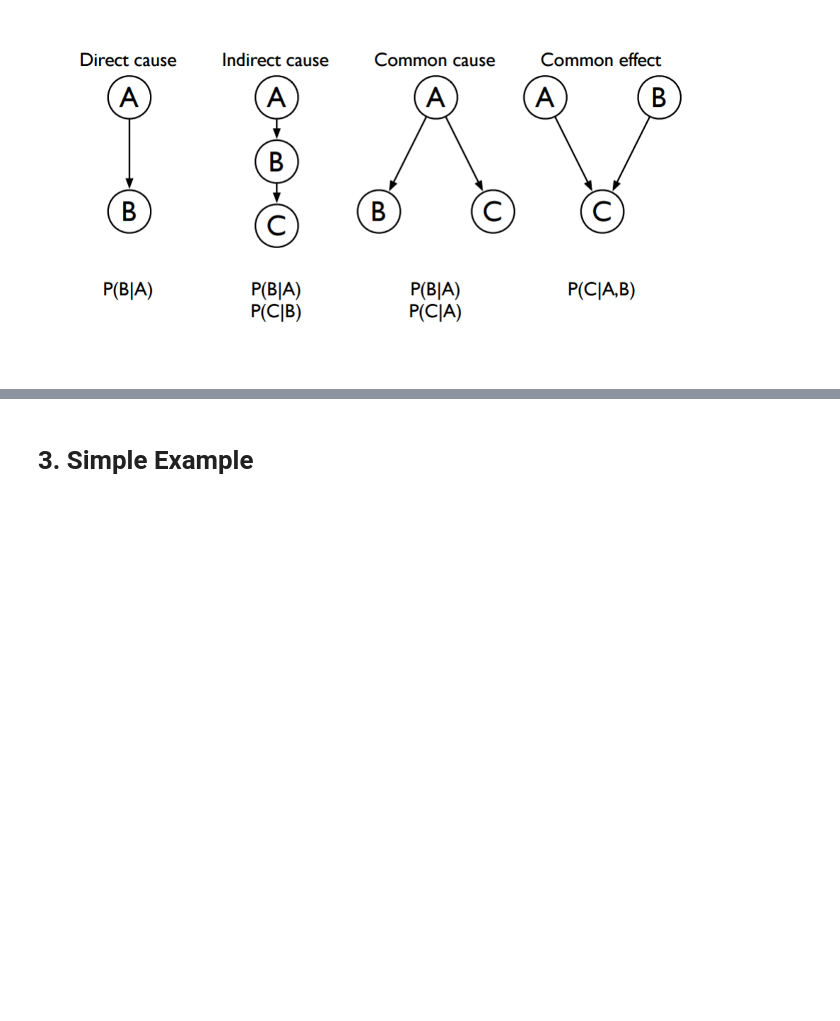
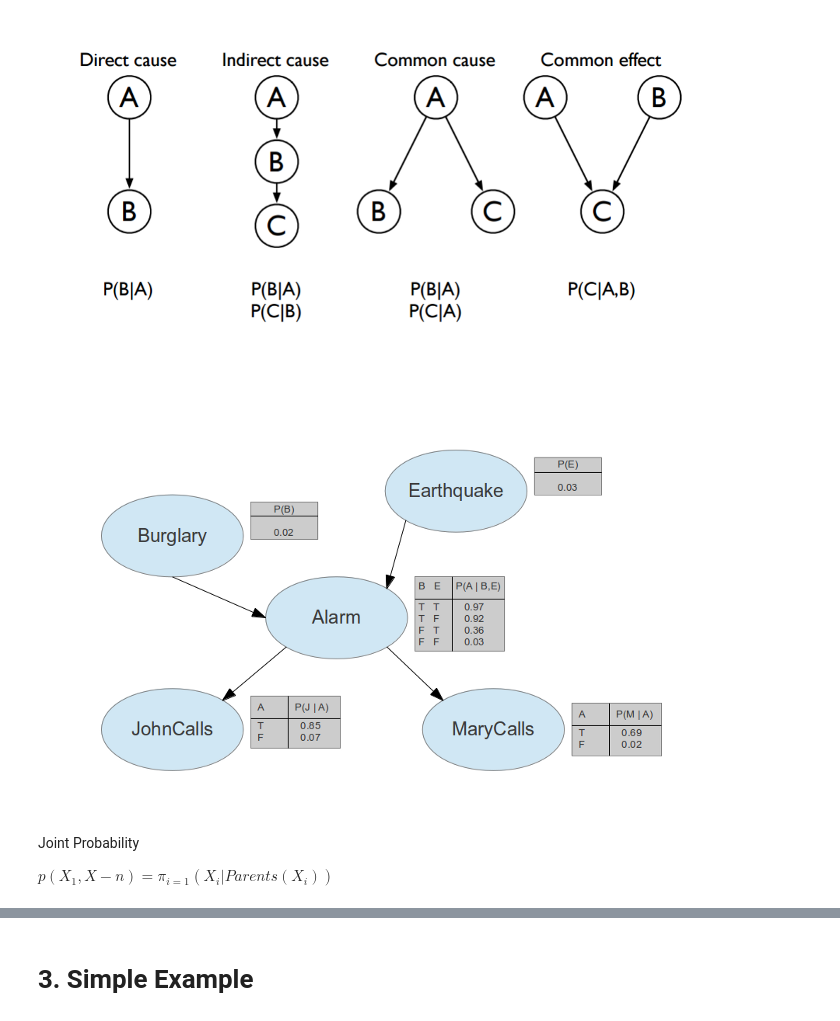
Before and after one commit to tjm165/bayesian-network-evolutionary-programming, a Jupyter notebook: Write Up.ipynb, the cells around one changed output, grey strips where cells are left out. Saved outputs shown, nothing was run; the diff lists cells and outputs as text; code cells hidden in the pictures; blank space fills up the shorter version.

Commit message:
worked on joint distribution

```diff
--- a/Write Up.ipynb
+++ b/Write Up.ipynb
@@ -81,3 +81,7 @@ from ep import EP
 Image("images/relationships.png")
 # %% [output]
 [figure]
+# %%
+Image("images/example relationships.png")
+# %% [output]
+[figure, added]
@@ -83,0 +96,4 @@ Image("images/relationships.png")
+# %% [markdown]
+Joint Probability
+
+$ p(X_1, X-n) = \pi_{i=1} (X_i | Parents(X_i)) $
```
Also changed, not shown: parts of 6 cells of this notebook, 1 other file.
